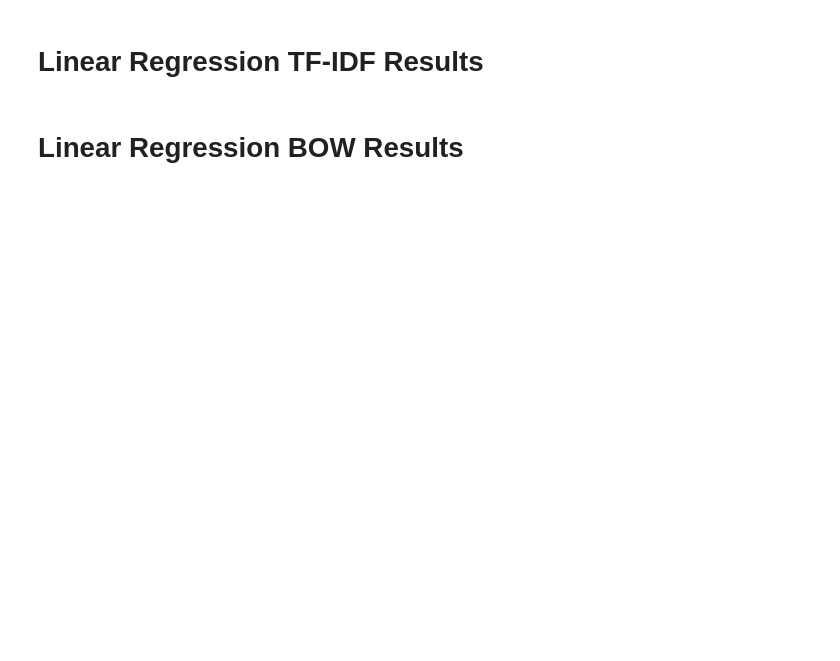
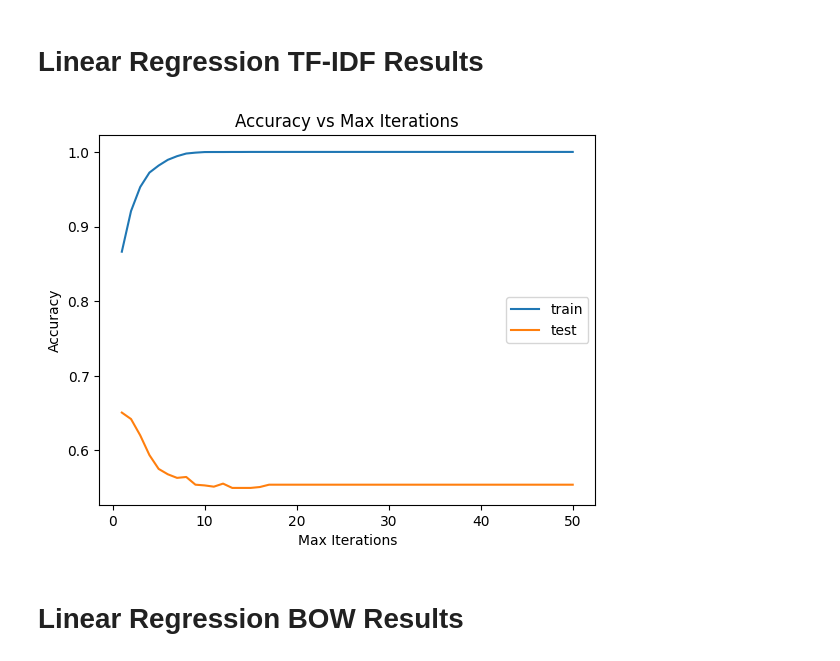
Before and after one commit to abdeliibrahim/ecs271_project, a Jupyter notebook: graphs.ipynb, the cells around one changed output. Saved outputs shown, nothing was run; the diff lists cells and outputs as text; code cells hidden in the pictures; blank space fills up the shorter version.

```diff
--- a/graphs.ipynb
+++ b/graphs.ipynb
@@ -3,18 +3,20 @@
 # %%
 import matplotlib.pyplot as plt
 import pandas as pd
 
 results = pd.read_csv("./results/linear_regression_tfidf.csv")
 iterations = list(range(1, 51))
-plt.plot(iterations, train_accuracies, label = "train")
-plt.plot(iterations, test_accuracies, label = "test")
+plt.plot(iterations, results["train accuracy"], label = "train")
+plt.plot(iterations, results["test accuracy"], label = "test")
 
-plt.xlabel("Epochs")
+plt.xlabel("Max Iterations")
 plt.ylabel("Accuracy")
 plt.title("Accuracy vs Max Iterations")
 plt.legend()
 
 plt.show()
+# %% [output]
+[figure, added]
 # %% [markdown]
 # Linear Regression BOW Results
 # %%
```
Also changed, not shown: parts of 1 cell of this notebook.
